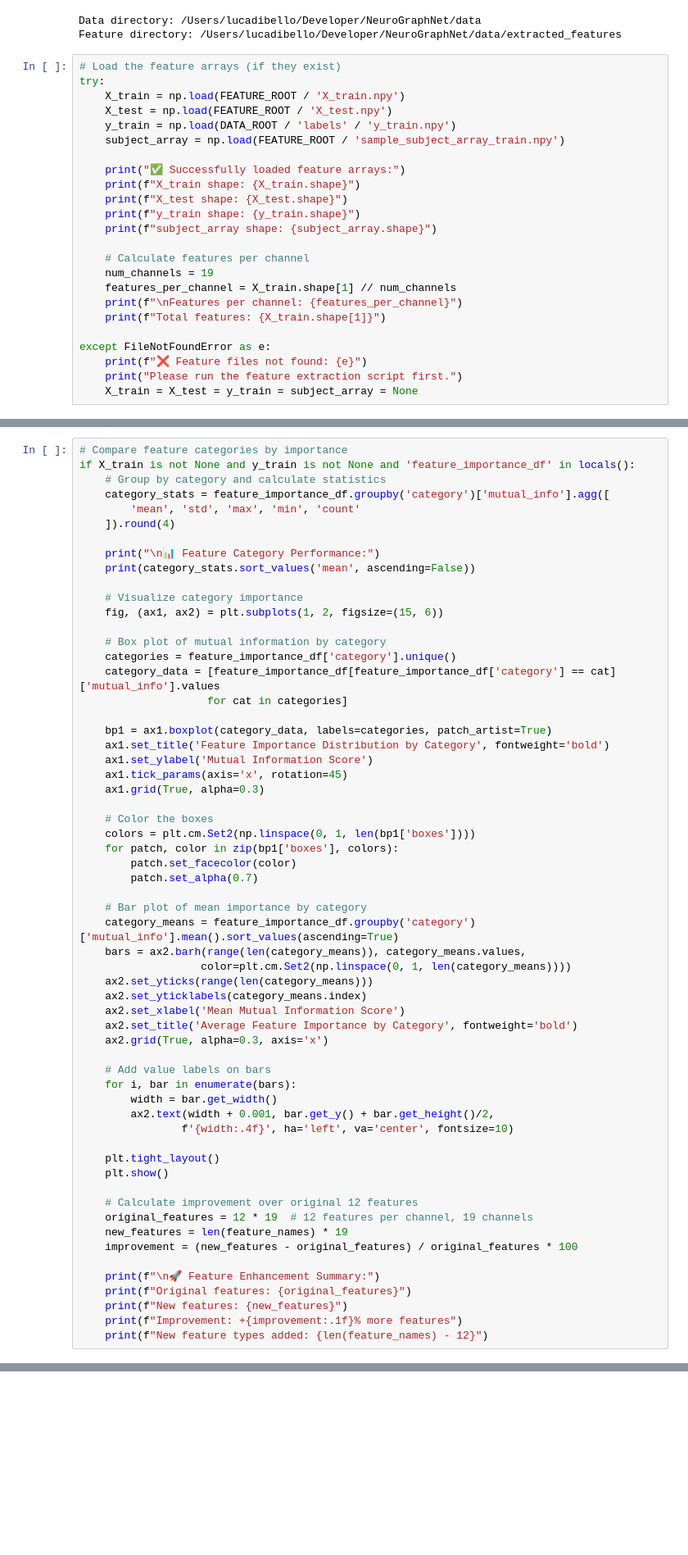
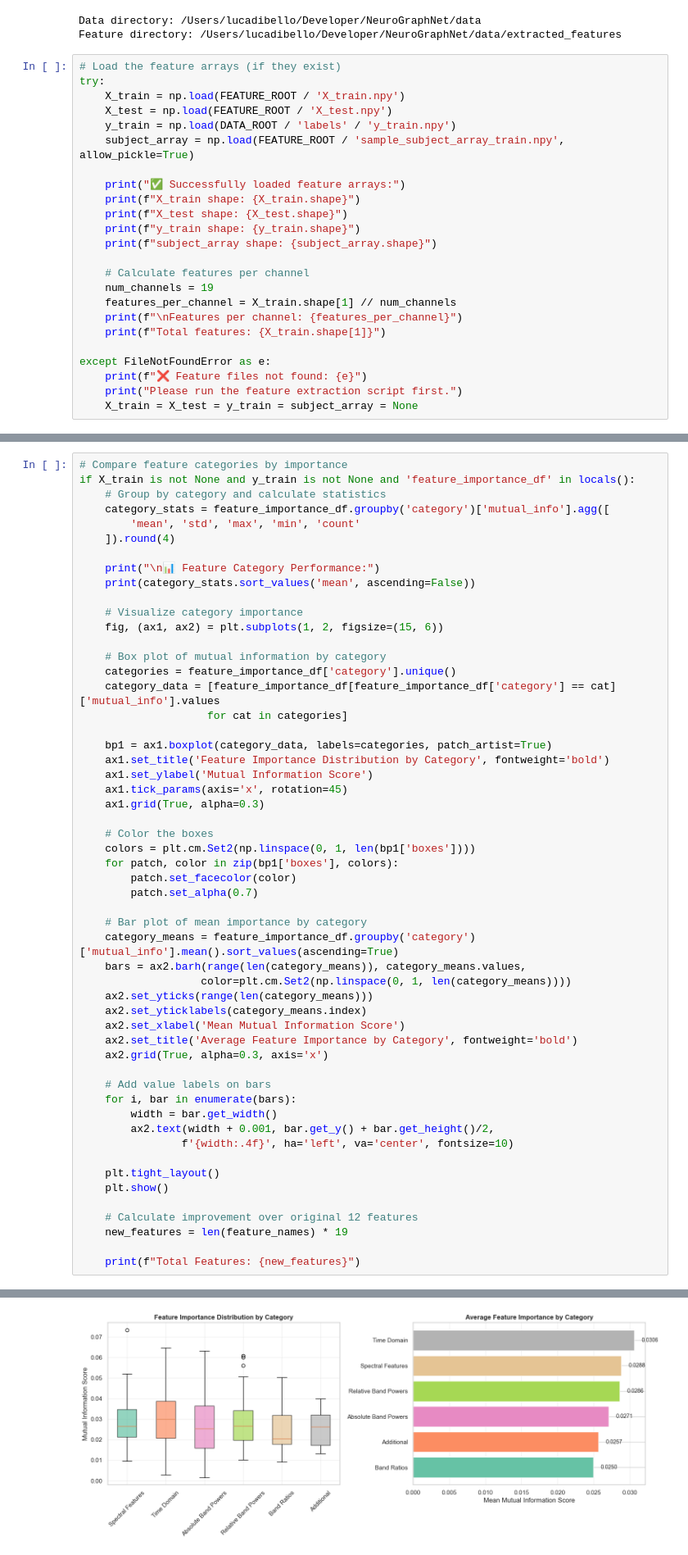
Before and after one commit to NeuroNML/NeuroGraphNet, a Jupyter notebook: data-analysis.ipynb, the cells around one changed output, grey strips where cells are left out. Shown at 82% size. Drawn from its saved outputs; the diff is of its cells as text; blank space fills up the shorter version.

```diff
--- a/data-analysis.ipynb
+++ b/data-analysis.ipynb
@@ -57,7 +57,7 @@ try:
     X_train = np.load(FEATURE_ROOT / 'X_train.npy')
     X_test = np.load(FEATURE_ROOT / 'X_test.npy')
     y_train = np.load(DATA_ROOT / 'labels' / 'y_train.npy')
-    subject_array = np.load(FEATURE_ROOT / 'sample_subject_array_train.npy')
+    subject_array = np.load(FEATURE_ROOT / 'sample_subject_array_train.npy', allow_pickle=True)
 
     print("✅ Successfully loaded feature arrays:")
     print(f"X_train shape: {X_train.shape}")
@@ -276,12 +306,7 @@ if X_train is not None and y_train is not None and 'feature_importance_df' in lo
     plt.show()
 
     # Calculate improvement over original 12 features
-    original_features = 12 * 19  # 12 features per channel, 19 channels
     new_features = len(feature_names) * 19
-    improvement = (new_features - original_features) / original_features * 100
 
-    print(f"\n🚀 Feature Enhancement Summary:")
-    print(f"Original features: {original_features}")
-    print(f"New features: {new_features}")
-    print(f"Improvement: +{improvement:.1f}% more features")
-    print(f"New feature types added: {len(feature_names) - 12}")
+    print(f"Total Features: {new_features}")
+# %% [output]
@@ -287,0 +322 @@ if X_train is not None and y_train is not None and 'feature_importance_df' in lo
+[figure, added]
```
Also changed, not shown: parts of 8 cells of this notebook, 5 other files.
